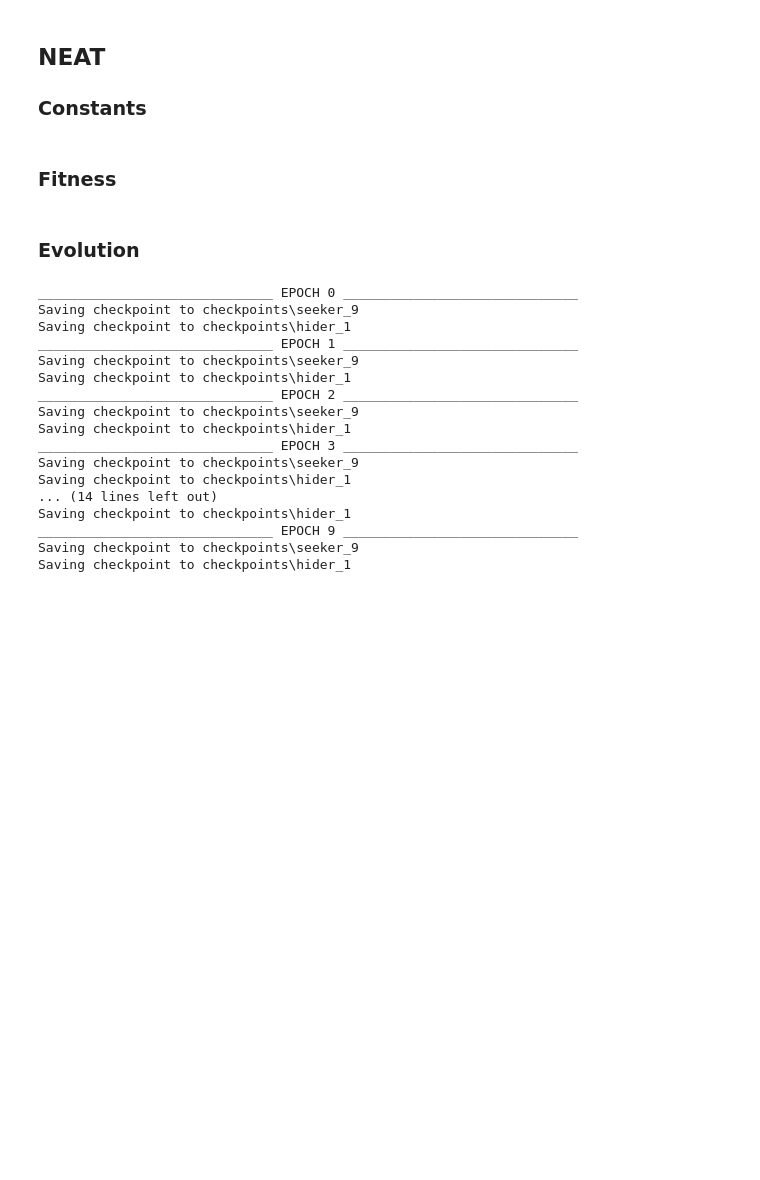
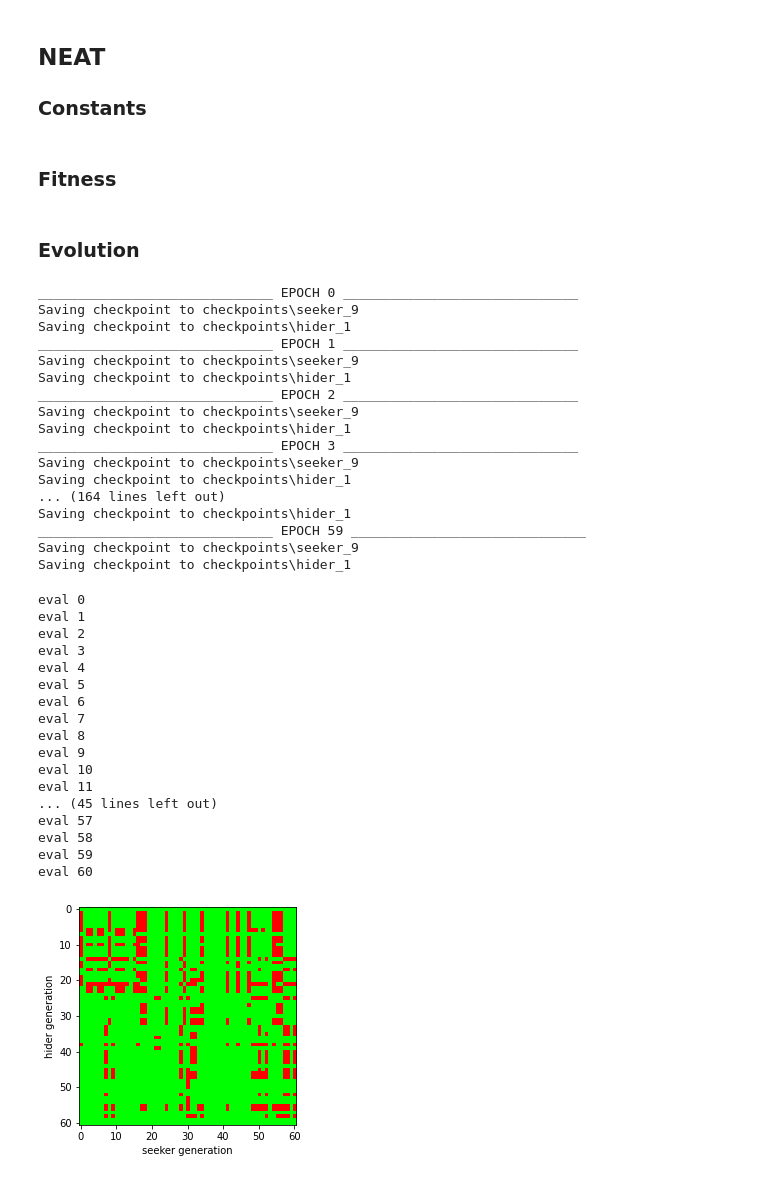
Before and after one commit to TomSpeedy/neat_coevolution, a Jupyter notebook: co_evolution.ipynb, the cells around one changed output. Cells and saved outputs as stored; diff of their text form; code cells hidden in the pictures; blank space fills up the shorter version.

Commit message:
added CIAO and map

```diff
--- a/co_evolution.ipynb
+++ b/co_evolution.ipynb
@@ -275,10 +255,10 @@ def NN_policy(map:Map, agent, **kwargs):
         hider_pos = map.get_agent_pos(HIDER)
         seeker_pos = map.get_agent_pos(SEEKER)
         hider_seek_quadrant = np.clip(hider_pos - seeker_pos, -1, 1)
-        input = np.hstack([perc_flat, hider_seek_quadrant])
+        input = np.hstack([perc_flat/2, hider_seek_quadrant])
         #perc_flat[perc_flat > 1] = 0
     else:
-        input = perc_flat
+        input = perc_flat/2
 
     pos = map.get_agent_pos(agent)
     if agent == SEEKER:
@@ -372,7 +352,7 @@ if not os.path.exists(CHECKPOINT_DIR):
 
 #TODO fic parttools last two arguments
 FIT_SIMULATION_STEPS = 30
-EPOCHS = 30
+EPOCHS = 60
 GENERATION_SEEK = 10
 GENERATION_HIDE = 2
 NUM_OPONENTS = 8
@@ -525,10 +505,10 @@ def run_evolution(config_file_hider,config_file_seeker, map: Map, epochs = 80, l
     if log_step > 0:
         np.save(FITNESS_SEEK_FILE, np.array(best_seek_fits))
         np.save(FITNESS_HIDE_FILE, np.array(best_hide_fits))
-    return (winner_hide, winner_seek, config_hider,config_seeker)
+    return (winner_hide, winner_seek, config_hider,config_seeker, hide_winners, seek_winners)
 
 
-winner_hide, winner_seek, config_hider,config_seeker = run_evolution(
+winner_hide, winner_seek, config_hider,config_seeker, hide_winners, seek_winners = run_evolution(
     CONFIG_PATH_HIDER,CONFIG_PATH_SEEKER,
     MAP, epochs=EPOCHS,
     log_step= 3,log_name="Neat_Test"
@@ -566,9 +546,9 @@ Saving checkpoint to checkpoints\hider_1
 ______________________________ EPOCH 3 ______________________________
 Saving checkpoint to checkpoints\seeker_9
 Saving checkpoint to checkpoints\hider_1
-... (14 lines left out)
+... (164 lines left out)
 Saving checkpoint to checkpoints\hider_1
-______________________________ EPOCH 9 ______________________________
+______________________________ EPOCH 59 ______________________________
 Saving checkpoint to checkpoints\seeker_9
 Saving checkpoint to checkpoints\hider_1
 # %%
@@ -657,3 +637,42 @@ simulate(
 )
 
 log.save_and_reset( str((GENERATION_HIDE+GENERATION_SEEK) * EPOCHS)+ " result")
+# %%
+def CIAO_tournament(hide_winners, seek_winners):
+    CIAO_matrix = np.zeros((len(seek_winners), len(hide_winners)))
+    for seek_index, seeker in enumerate(seek_winners):
+        for hide_index, hider in enumerate(hide_winners):
+            seeker_score = simulate(
+            MAP, eval_map_state_seeker,
+            NN_policy, NN_policy,
+            plot_func=None, num_steps=80,
+            hide_net = neat.nn.FeedForwardNetwork.create(hider, config_hider),
+            seek_net = neat.nn.FeedForwardNetwork.create(seeker, config_seeker),
+            generation = (GENERATION_HIDE+GENERATION_SEEK) * EPOCHS,
+            )
+            if seeker_score > REWARD - FIT_SIMULATION_STEPS - 1:
+                CIAO_matrix[seek_index, hide_index] = 1
+    plt.xlabel("seeker generation")
+    plt.ylabel("hider generation")
+    plt.imshow(CIAO_matrix, cmap = matplotlib.colors.ListedColormap(["lime", "red"]))
+
+CIAO_tournament(hide_winners, seek_winners)
+# %% [output]
+eval 0
+eval 1
+eval 2
+eval 3
+eval 4
+eval 5
+eval 6
+eval 7
+eval 8
+eval 9
+eval 10
+eval 11
+... (45 lines left out)
+eval 57
+eval 58
+eval 59
+eval 60
+[figure, added]
```
Also changed, not shown: parts of 4 cells of this notebook, 9 other files.
